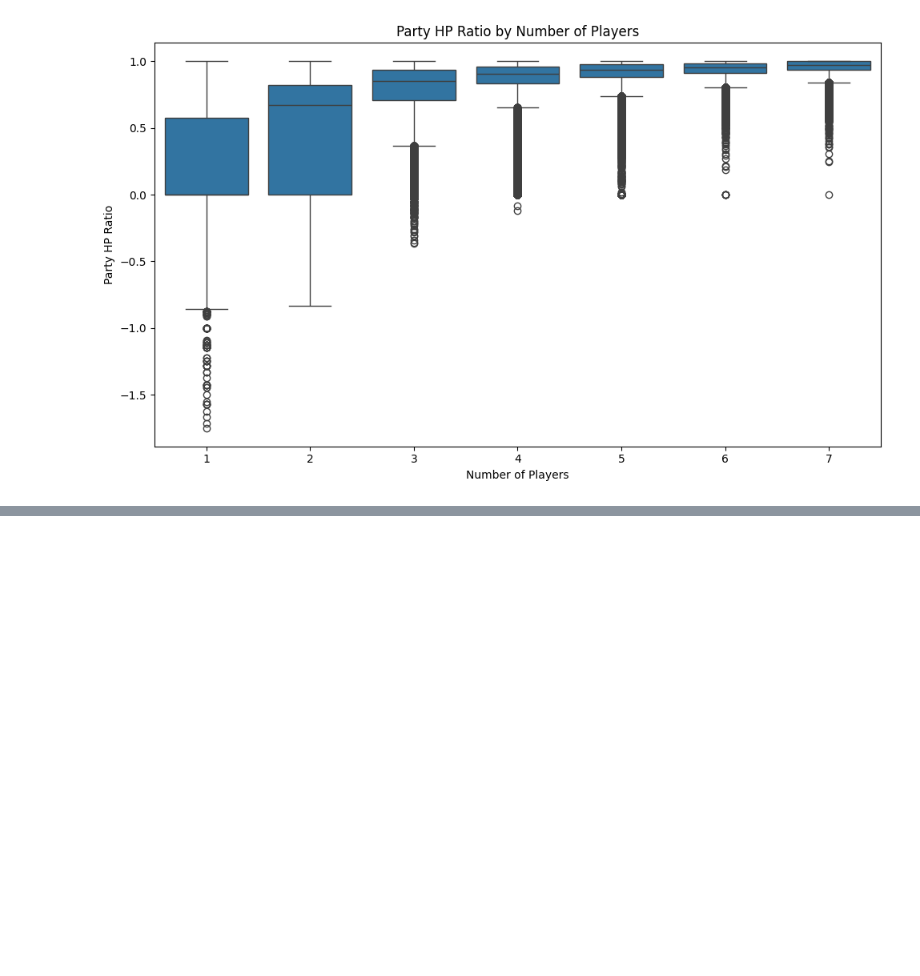
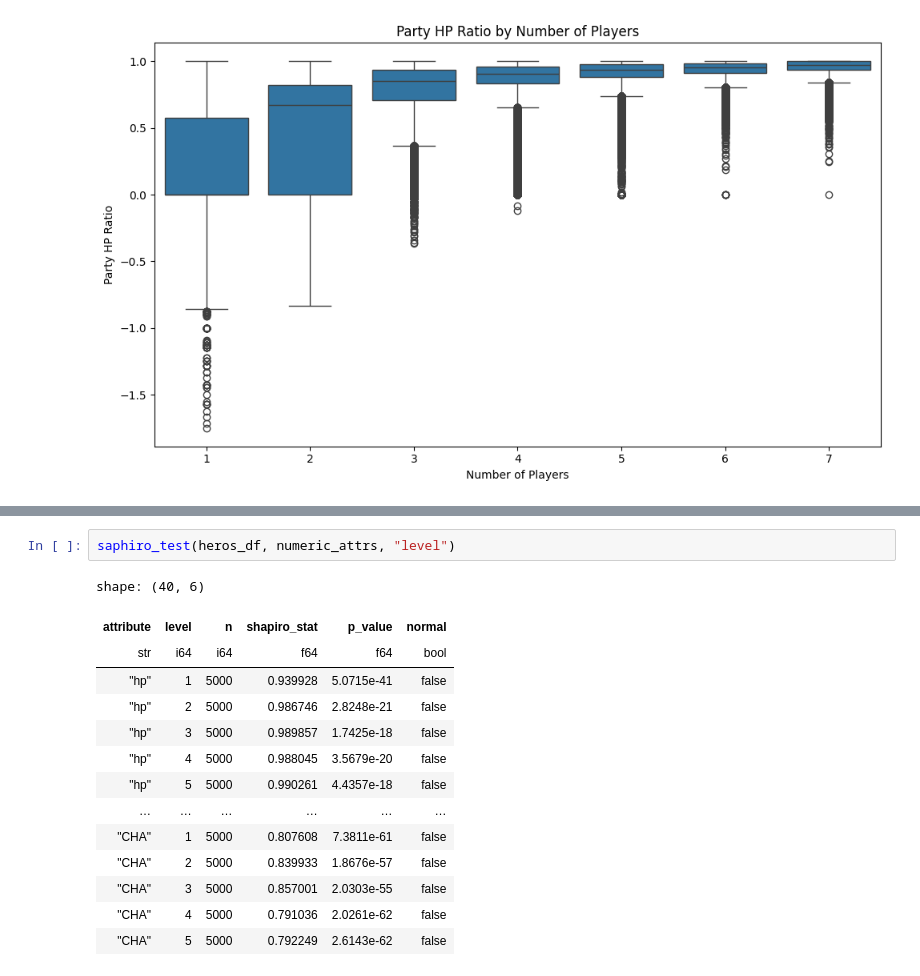
Before and after one commit to MaAnCoSa/Foresight, a Jupyter notebook: notebooks/00_eda.ipynb, the cells around one changed output, grey strips where cells are left out. Saved outputs shown, nothing was run; the diff lists cells and outputs as text; blank space fills up the shorter version.

```diff
--- a/notebooks/00_eda.ipynb
+++ b/notebooks/00_eda.ipynb
@@ -552,0 +602,17 @@ df.write_csv(os.path.join(DATA_INTERIM_DIRECTORY, "combat_results.csv"))
+# %%
+saphiro_test(heros_df, numeric_attrs, "level")
+# %% [output]
+shape: (40, 6)
+| attribute | level | n | shapiro_stat | p_value | normal |
+| str | i64 | i64 | f64 | f64 | bool |
+| "hp" | 1 | 5000 | 0.939928 | 5.0715e-41 | false |
+| "hp" | 2 | 5000 | 0.986746 | 2.8248e-21 | false |
+| "hp" | 3 | 5000 | 0.989857 | 1.7425e-18 | false |
+| "hp" | 4 | 5000 | 0.988045 | 3.5679e-20 | false |
+| "hp" | 5 | 5000 | 0.990261 | 4.4357e-18 | false |
+| … | … | … | … | … | … |
+| "CHA" | 1 | 5000 | 0.807608 | 7.3811e-61 | false |
+| "CHA" | 2 | 5000 | 0.839933 | 1.8676e-57 | false |
+| "CHA" | 3 | 5000 | 0.857001 | 2.0303e-55 | false |
+| "CHA" | 4 | 5000 | 0.791036 | 2.0261e-62 | false |
+| "CHA" | 5 | 5000 | 0.792249 | 2.6143e-62 | false |
```
Also changed, not shown: parts of 7 cells of this notebook.
